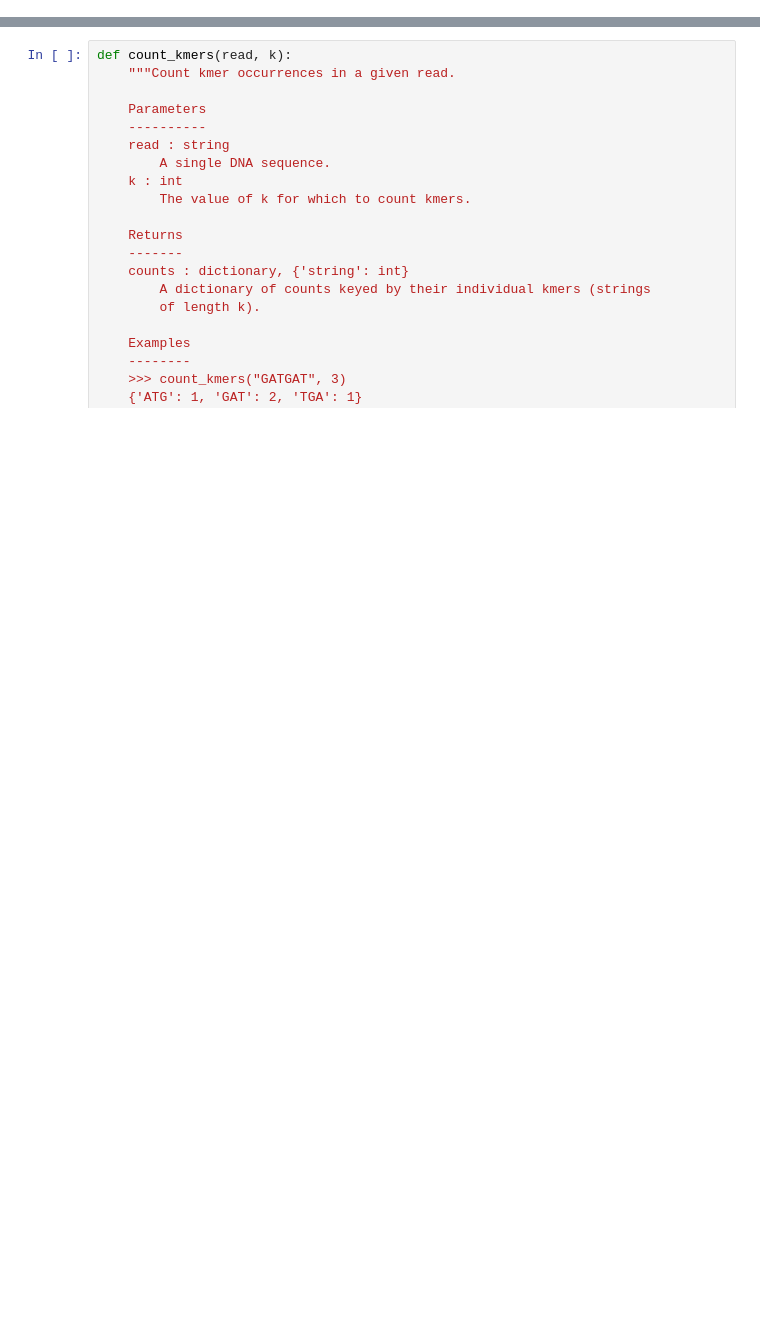
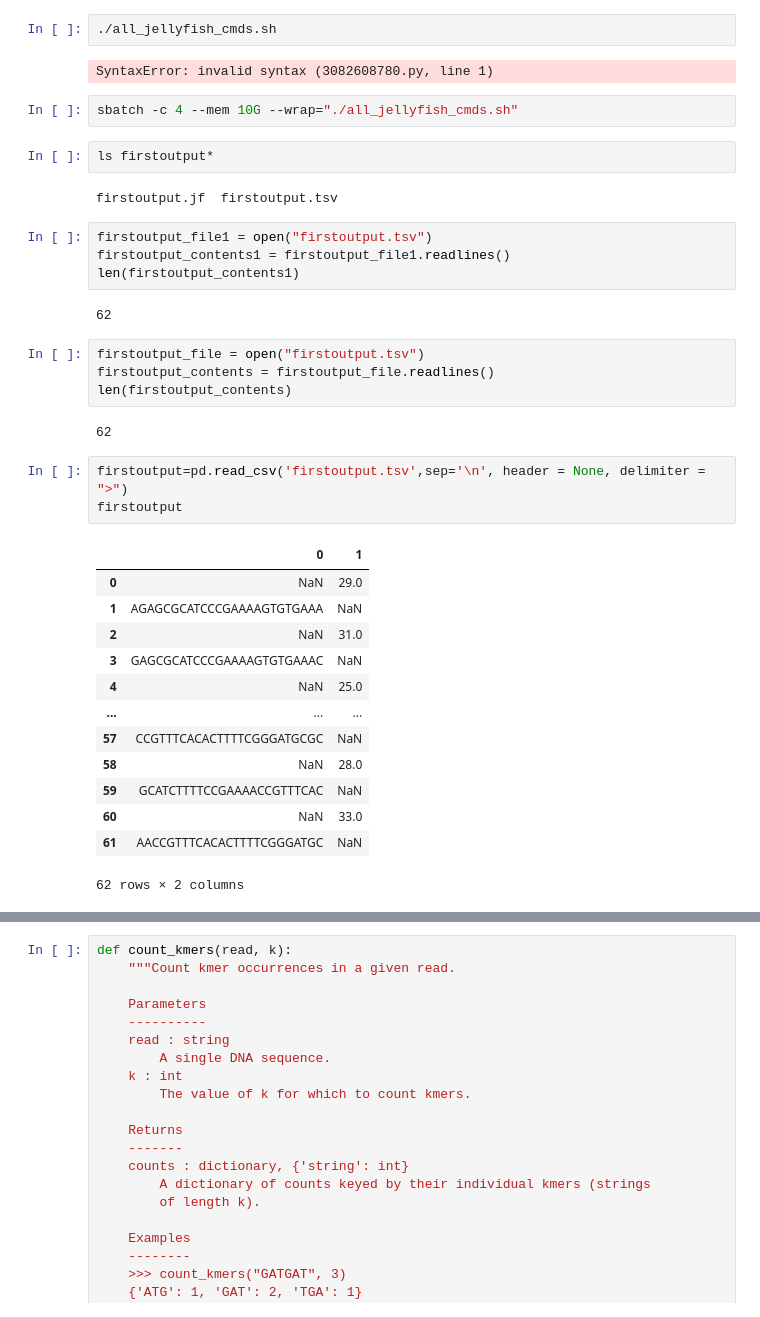
Before and after one commit to ComputationalPathogens/acheron, a Jupyter notebook: acheron/analysis.ipynb, the cells around one changed output, grey strips where cells are left out. Saved outputs shown, nothing was run; the diff lists cells and outputs as text; blank space fills up the shorter version.

```diff
--- a/acheron/analysis.ipynb
+++ b/acheron/analysis.ipynb
@@ -126,0 +103,39 @@ array([[-0., -0., -0., ..., -0., -0., -0.],
+# %%
+./all_jellyfish_cmds.sh
+# %% [output]
+SyntaxError: invalid syntax (3082608780.py, line 1)
+# %%
+sbatch -c 4 --mem 10G --wrap="./all_jellyfish_cmds.sh"
+# %%
+ls firstoutput*
+# %% [output]
+firstoutput.jf  firstoutput.tsv
+# %%
+firstoutput_file1 = open("firstoutput.tsv")
+firstoutput_contents1 = firstoutput_file1.readlines()
+len(firstoutput_contents1)
+# %% [output]
+62
+# %%
+firstoutput_file = open("firstoutput.tsv")
+firstoutput_contents = firstoutput_file.readlines()
+len(firstoutput_contents)
+# %% [output]
+62
+# %%
+firstoutput=pd.read_csv('firstoutput.tsv',sep='\n', header = None, delimiter = ">")
+firstoutput
+# %% [output]
+|  | 0 | 1 |
+| 0 | NaN | 29.0 |
+| 1 | AGAGCGCATCCCGAAAAGTGTGAAA | NaN |
+| 2 | NaN | 31.0 |
+| 3 | GAGCGCATCCCGAAAAGTGTGAAAC | NaN |
+| 4 | NaN | 25.0 |
+| ... | ... | ... |
+| 57 | CCGTTTCACACTTTTCGGGATGCGC | NaN |
+| 58 | NaN | 28.0 |
+| 59 | GCATCTTTTCCGAAAACCGTTTCAC | NaN |
+| 60 | NaN | 33.0 |
+| 61 | AACCGTTTCACACTTTTCGGGATGC | NaN |
+62 rows × 2 columns
```
Also changed, not shown: parts of 66 cells of this notebook, 5 other files.
